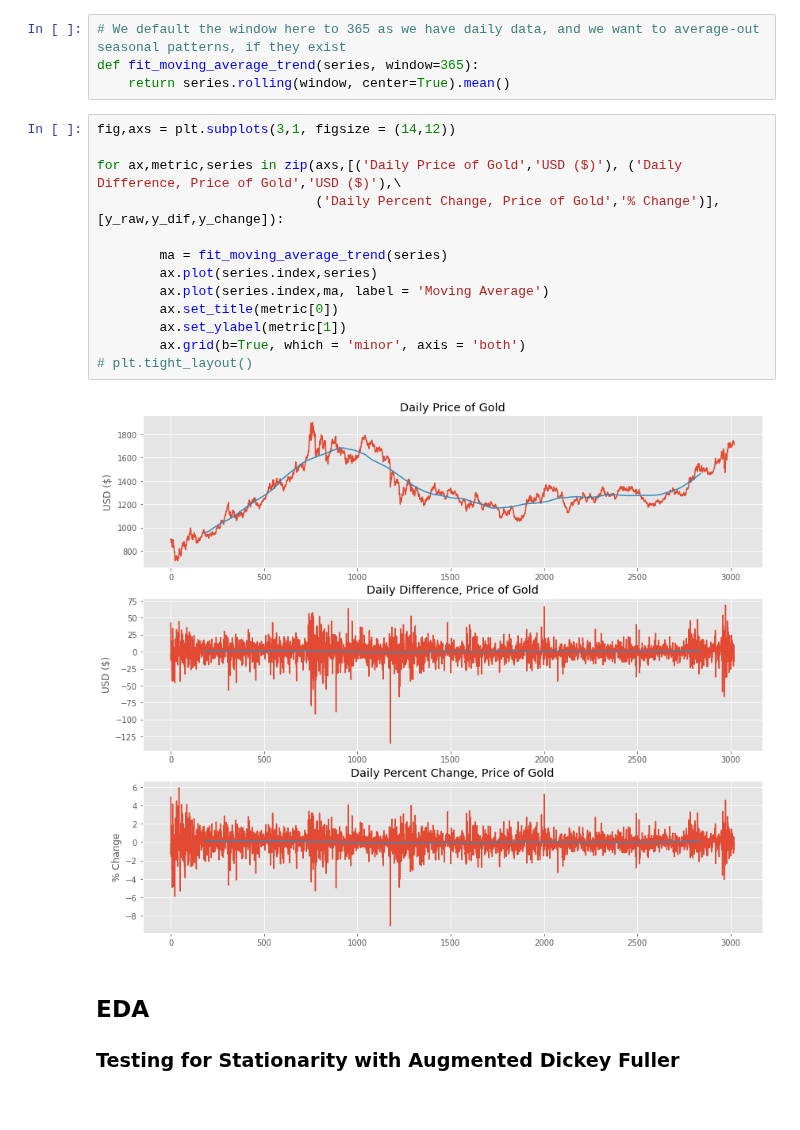
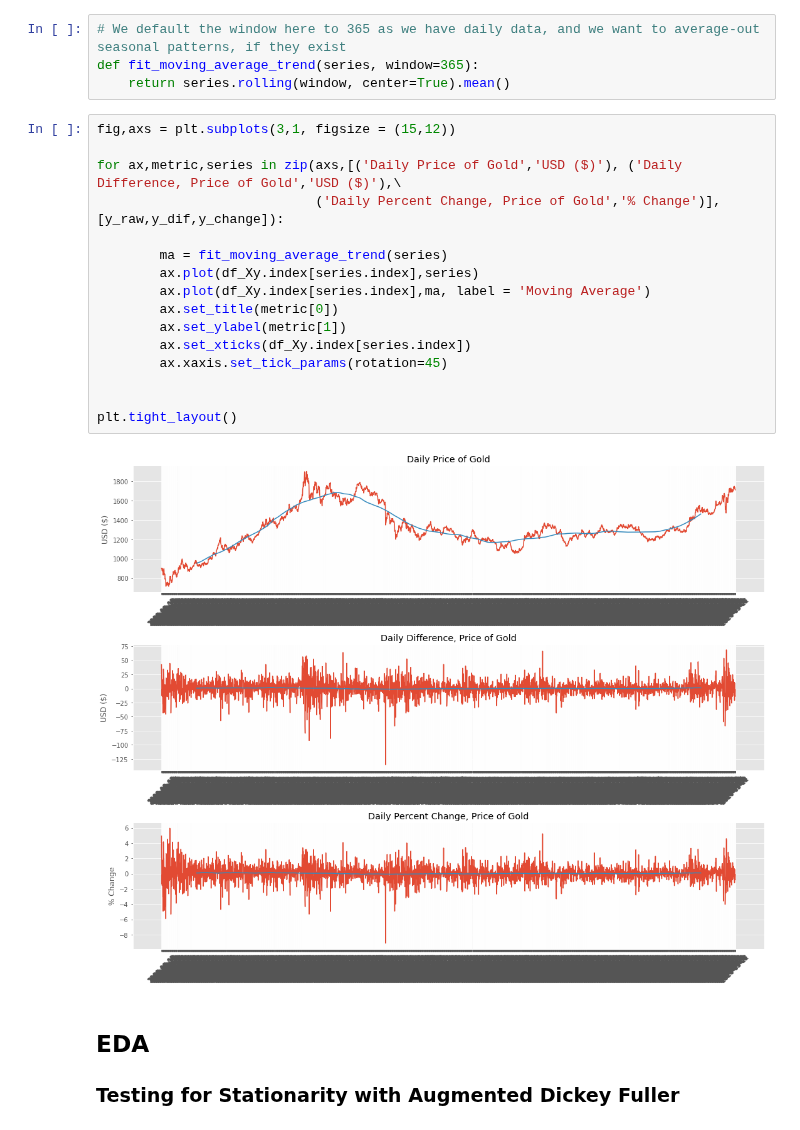
Before and after one commit to jangelchik/interest_equities_gold, a Jupyter notebook: visuals_and_modeling.ipynb, the cells around one changed output. Drawn from its saved outputs; the diff is of its cells as text.

Commit message:
added xticks for history plots

```diff
--- a/visuals_and_modeling.ipynb
+++ b/visuals_and_modeling.ipynb
@@ -153,20 +153,23 @@ y_change = df_Xy_change['gold_change%']
 def fit_moving_average_trend(series, window=365):
     return series.rolling(window, center=True).mean()
 # %%
-fig,axs = plt.subplots(3,1, figsize = (14,12))
+fig,axs = plt.subplots(3,1, figsize = (15,12))
 
 for ax,metric,series in zip(axs,[('Daily Price of Gold','USD ($)'), ('Daily Difference, Price of Gold','USD ($)'),\
                             ('Daily Percent Change, Price of Gold','% Change')],[y_raw,y_dif,y_change]):
 
         ma = fit_moving_average_trend(series)
-        ax.plot(series.index,series)
-        ax.plot(series.index,ma, label = 'Moving Average')
+        ax.plot(df_Xy.index[series.index],series)
+        ax.plot(df_Xy.index[series.index],ma, label = 'Moving Average')
         ax.set_title(metric[0])
         ax.set_ylabel(metric[1])
-        ax.grid(b=True, which = 'minor', axis = 'both')
-# plt.tight_layout()
+        ax.set_xticks(df_Xy.index[series.index])
+        ax.xaxis.set_tick_params(rotation=45)
+
+
+plt.tight_layout()
 # %% [output]
-[figure, old version]
+[figure, new version]
 # %% [markdown]
 ## EDA
 ### Testing for Stationarity with Augmented Dickey Fuller
```
Also changed, not shown: parts of 18 cells of this notebook.
